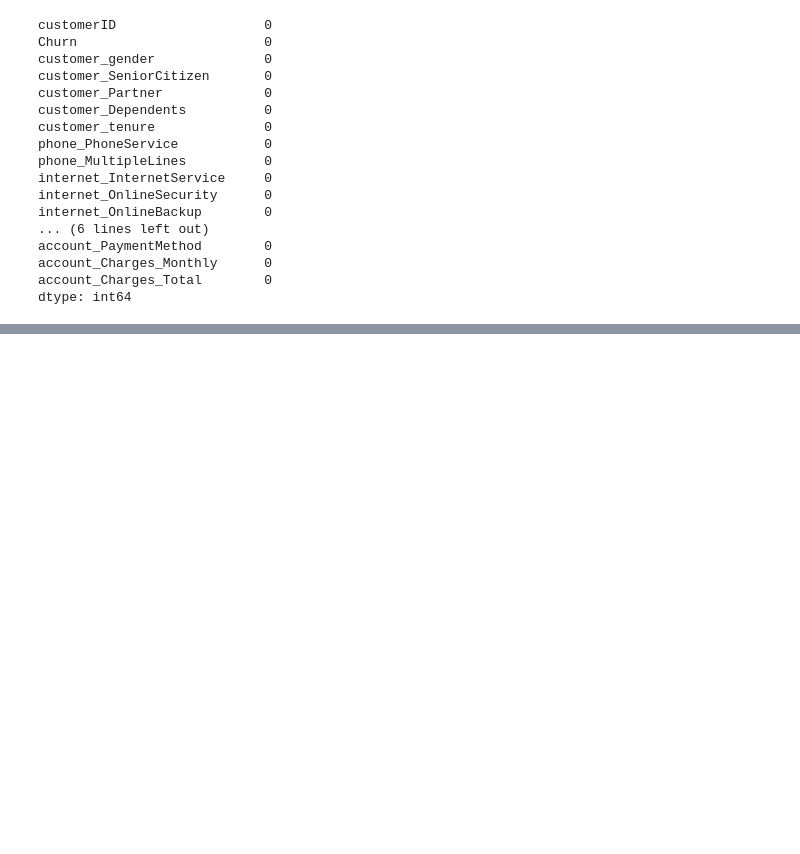
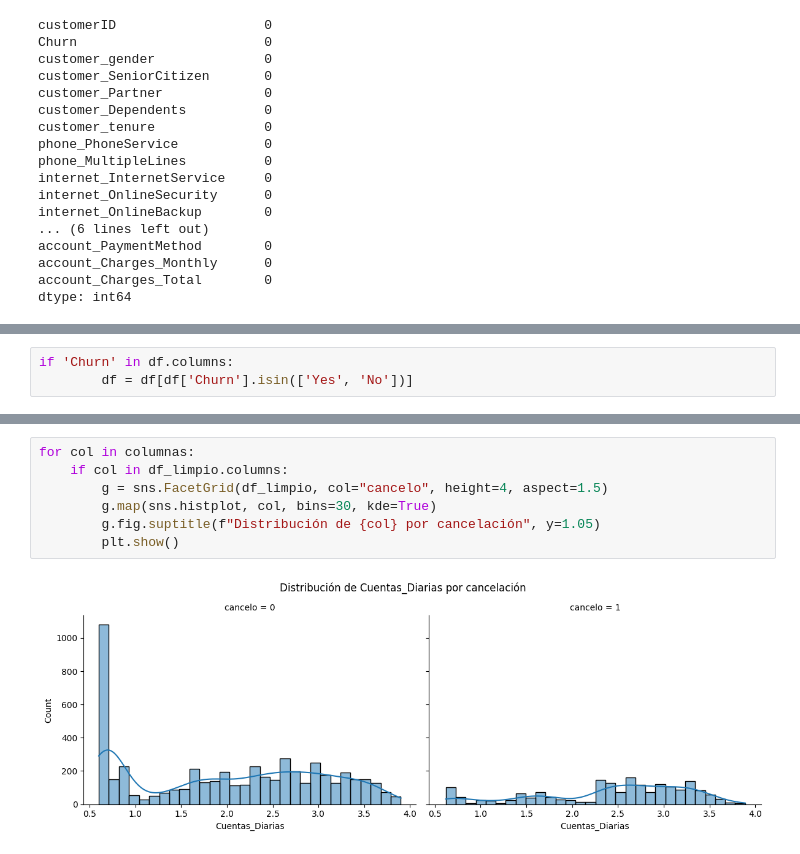
Before and after one commit to gloriagutierrez2025/Challenger_Telecom, a Jupyter notebook: Untitled2.ipynb, the cells around one changed output, grey strips where cells are left out. Cells and saved outputs as stored; diff of their text form; blank space fills up the shorter version.

```diff
--- a/Untitled2.ipynb
+++ b/Untitled2.ipynb
@@ -149,0 +164,3 @@ dtype: int64
+# %%
+if 'Churn' in df.columns:
+        df = df[df['Churn'].isin(['Yes', 'No'])]
@@ -149,0 +560,9 @@ dtype: int64
+# %%
+for col in columnas:
+    if col in df_limpio.columns:
+        g = sns.FacetGrid(df_limpio, col="cancelo", height=4, aspect=1.5)
+        g.map(sns.histplot, col, bins=30, kde=True)
+        g.fig.suptitle(f"Distribución de {col} por cancelación", y=1.05)
+        plt.show()
+# %% [output]
+[figure, added]
```
Also changed, not shown: parts of 33 cells of this notebook.
